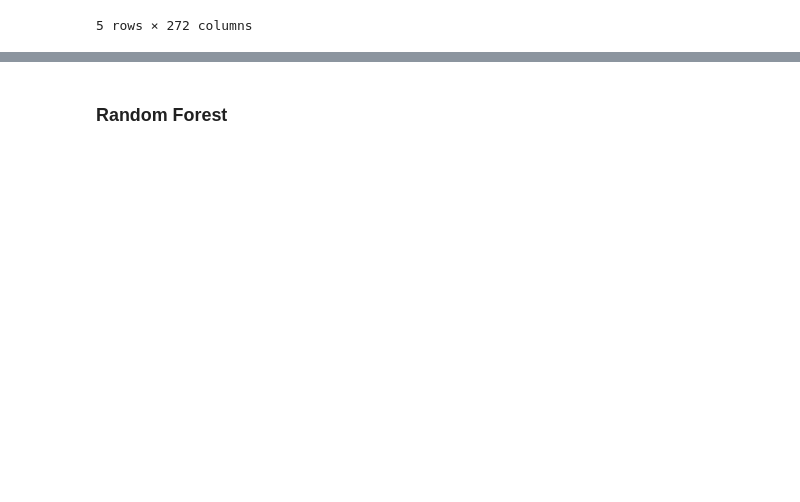
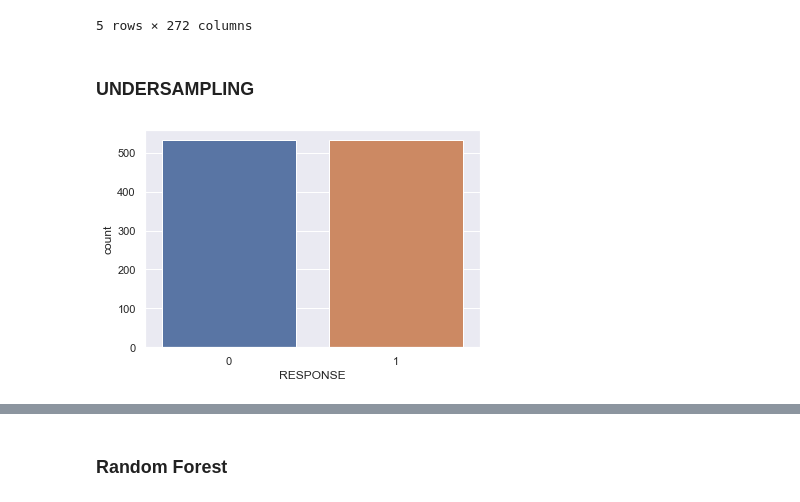
Before and after one commit to ashleyadrias/udacity-machine-learning-engineer-capstone-ArvatoBertelsmann-CustomerSegmentation, a Jupyter notebook: 3.Predictions.ipynb, the cells around one changed output, grey strips where cells are left out. Cells and saved outputs as stored; diff of their text form; code cells hidden in the pictures; blank space fills up the shorter version.

```diff
--- a/3.Predictions.ipynb
+++ b/3.Predictions.ipynb
@@ -302,3 +322,18 @@ smote_train_df.head()
 | 3 | 0.651811 | -1.816862 | 5.378598e-01 | 0.0 | 0.385328 | 1.883594e-14 | -1.136315 | ... |
 | 4 | 0.651811 | -0.969095 | 2.077321e-16 | 0.0 | -1.254091 | 1.883594e-14 | -0.129290 | ... |
 5 rows × 272 columns
+# %% [markdown]
+### UNDERSAMPLING
+# %%
+from imblearn.under_sampling import RandomUnderSampler
+
+rus = RandomUnderSampler(random_state=42)
+X = mailout_train.drop(['RESPONSE'], axis=1)
+y = train_response_df[['RESPONSE']]
+X_res, y_res = rus.fit_resample(X, y)
+
+UNDER_DF = pd.DataFrame(X_res)
+UNDER_DF['RESPONSE'] = y_res
+ax = sns.countplot(x="RESPONSE", data=UNDER_DF)
+# %% [output]
+[figure, added]
```
Also changed, not shown: parts of 42 cells of this notebook, 1 other file.
